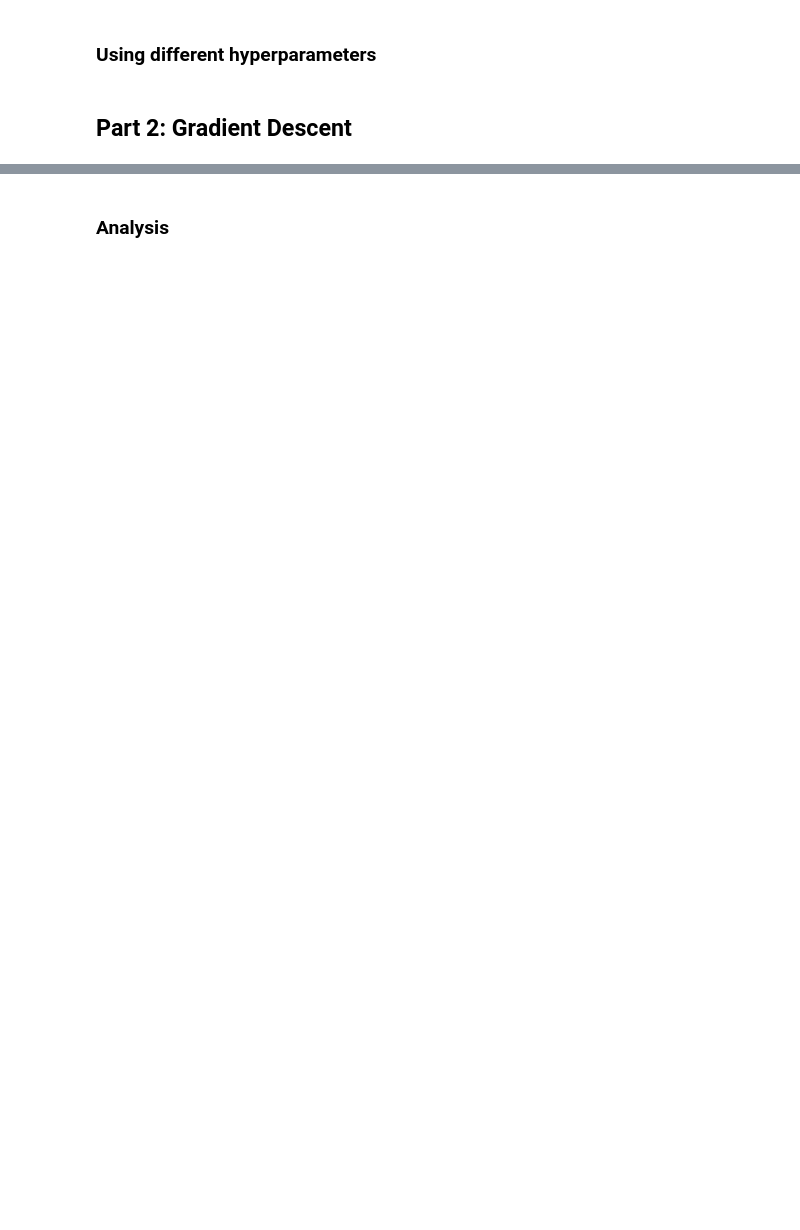
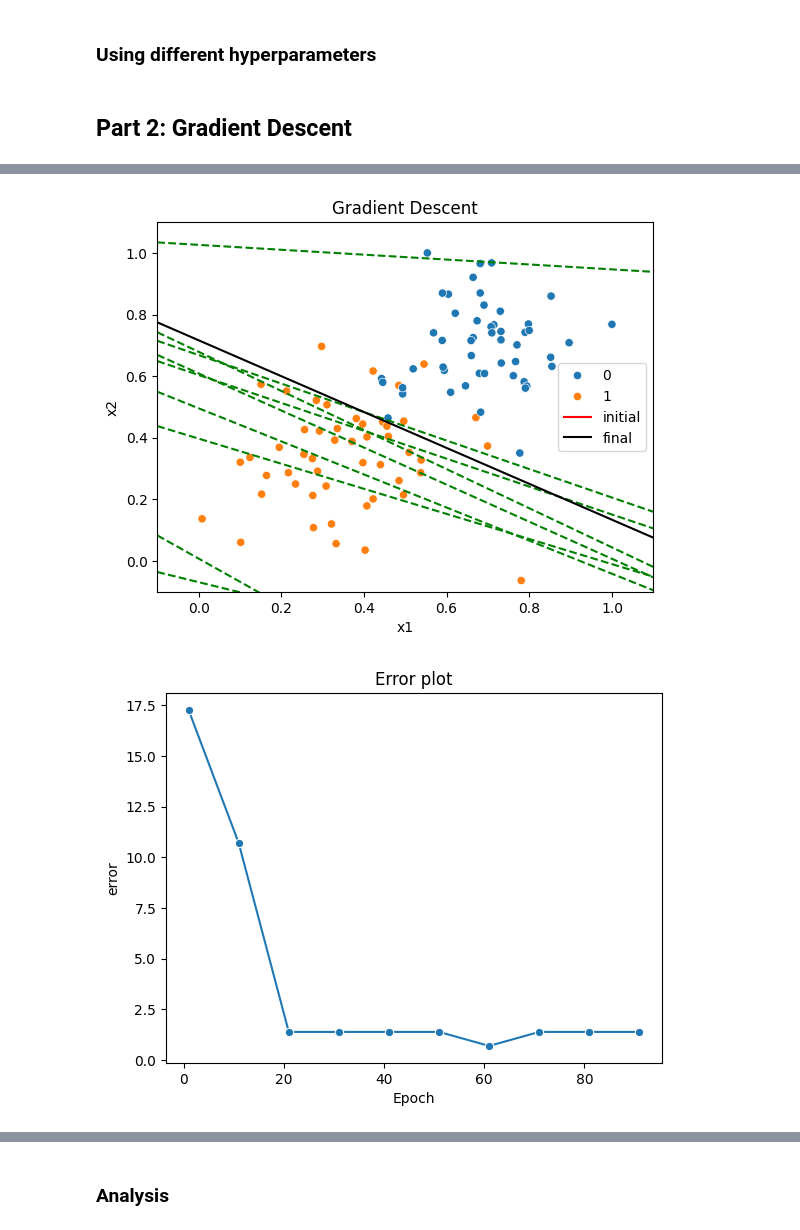
Before and after one commit to Breachico/CSCI485_BRYCE_EMERY, a Jupyter notebook: 5a-Perceptron/5a-Perceptron.ipynb, the cells around one changed output, grey strips where cells are left out. Saved outputs shown, nothing was run; the diff lists cells and outputs as text; code cells hidden in the pictures; blank space fills up the shorter version.

```diff
--- a/5a-Perceptron/5a-Perceptron.ipynb
+++ b/5a-Perceptron/5a-Perceptron.ipynb
@@ -196,0 +216,41 @@ plt.show()
+# %%
+## Training
+num_epochs = 100
+records, weights, bias, loss = gradient_descent(X, y, lr=0.005, epochs=num_epochs)
+
+## Rendering
+
+sns.scatterplot(x=df['x1'], y=df['x2'], hue=df['label'])
+
+# Setting boundaries.
+plt.xlim(-0.1, 1.1)
+plt.ylim(-0.1, 1.1)
+
+# initial line (red)
+plot_boundary(records[0][0], records[0][1] , color='red', label='initial')
+
+# intermediate (green dashed)
+for w, b in records[1:-1]:
+    plot_boundary(w, b, color='green', linestyle='dashed')
+
+# final (black)
+plot_boundary(records[-1][0], records[-1][1], color='black', label='final')
+
+plt.legend()
+plt.title("Gradient Descent")
+plt.show()
+
+loss_df = pd.DataFrame({
+    "Number of Epochs": list(range(1, num_epochs, 10)),
+    "Log Loss": loss
+    })
+
+sns.lineplot(data=loss_df, x="Number of Epochs", y="Log Loss", marker="o")
+
+plt.xlabel("Epoch")
+plt.ylabel("error")
+plt.title("Error plot")
+plt.show()
+# %% [output]
+[figure, added]
+[figure, added]
```
Also changed, not shown: parts of 9 cells of this notebook, 2 other files.
